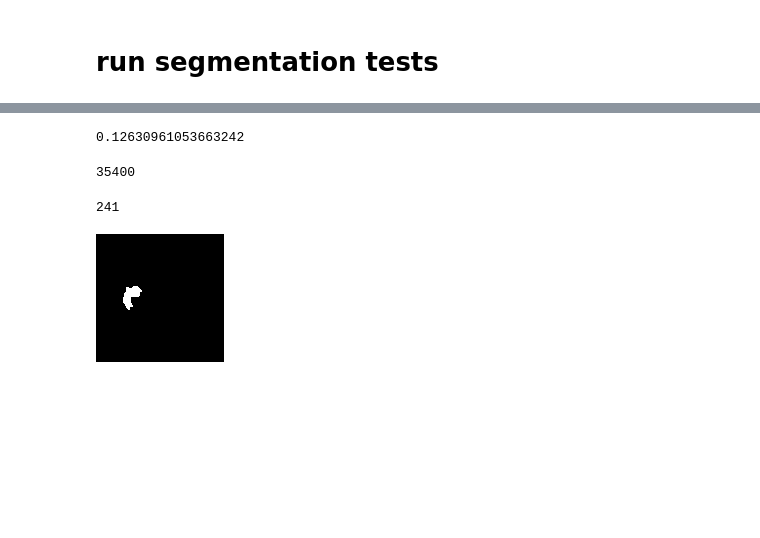
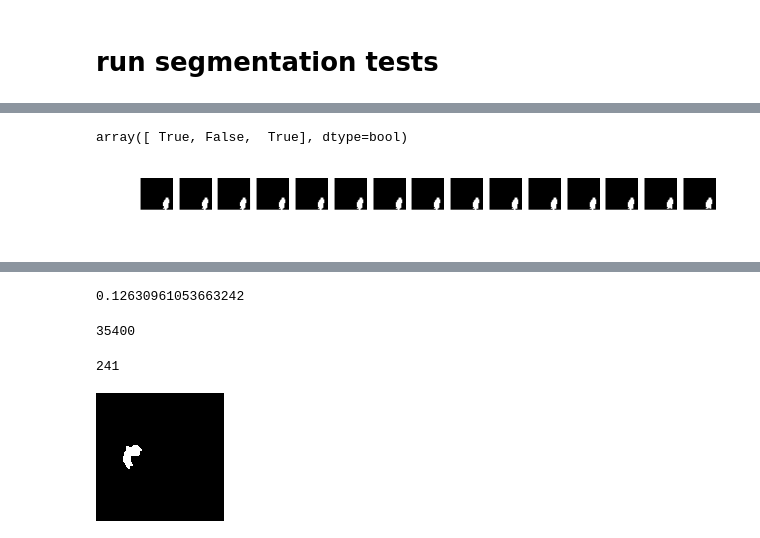
Before and after one commit to drschwenk/analyze_ds, a Jupyter notebook: improve_tracking.ipynb, the cells around one changed output, grey strips where cells are left out. Saved outputs shown, nothing was run; the diff lists cells and outputs as text; code cells hidden in the pictures; blank space fills up the shorter version.

```diff
--- a/improve_tracking.ipynb
+++ b/improve_tracking.ipynb
@@ -455,0 +476,38 @@ patch
+# %%
+test_char = test_vid.data()['objects'][1]
+test_segm = np.load(os.path.join(trajectories_dir, segmentation_dir, test_char.gid() + '_segm.npy.npz'))['arr_0']
+# %%
+def stabilize_segmentations(char_mask):
+    char_mask = np.array(char_mask)
+    ent_area = char_mask.sum(axis=1).sum(axis=1).astype(np.float64)
+    # low_area_thresh = np.percentile(ent_area, 30)
+    # high_area_thresh = np.percentile(ent_area, 90)
+    med_area = np.median(ent_area)
+    low_area_thresh = med_area * 0.8
+    high_area_thresh = med_area * 1.1
+    good_frames = (high_area_thresh >= ent_area) & (ent_area >= low_area_thresh)
+    first_good_frame = good_frames.argmax()
+    patched_ent_masks = np.zeros_like(char_mask)
+    for fn in range(0, char_mask.shape[0]):
+        if not good_frames[fn]:
+            if fn > first_good_frame:
+                patched_ent_masks[fn] = patched_ent_masks[fn - 1]
+            else:
+                patched_ent_masks[fn] = char_mask[first_good_frame]
+        else:
+            if abs(ent_area[fn] - ent_area[fn - 1]) / ent_area[fn] > 0.01 and fn > 0:
+                print(fn, 'patch', fn - 1)
+                patched_ent_masks[fn] = patched_ent_masks[fn- 1]
+            else:
+                patched_ent_masks[fn] = char_mask[fn]
+    return patched_ent_masks, good_frames
+# %%
+def show_images_horizontally(images, ent_name=''):
+    fig = plt.figure()
+    for i, image in enumerate(images):
+        a=fig.add_subplot(1, len(images), i + 1)
+        plt.imshow(image)
+        plt.axis('off')
+        plt.savefig('./segmentation_comps/' + ent_name, bbox_inches='tight')
+# %%
+pathed_segm, gfr = stabilize_segmentations(test_segm)
@@ -455,0 +532,9 @@ patch
+# %%
+gfr
+# %% [output]
+array([ True, False,  True], dtype=bool)
+# %%
+patched_seg_imgs = [convert_to_rgb(s) for s in pathed_segm[60:]]
+show_images_horizontally(patched_seg_imgs)
+# %% [output]
+[figure, added]
```
Also changed, not shown: parts of 103 cells of this notebook, 1 other file.
